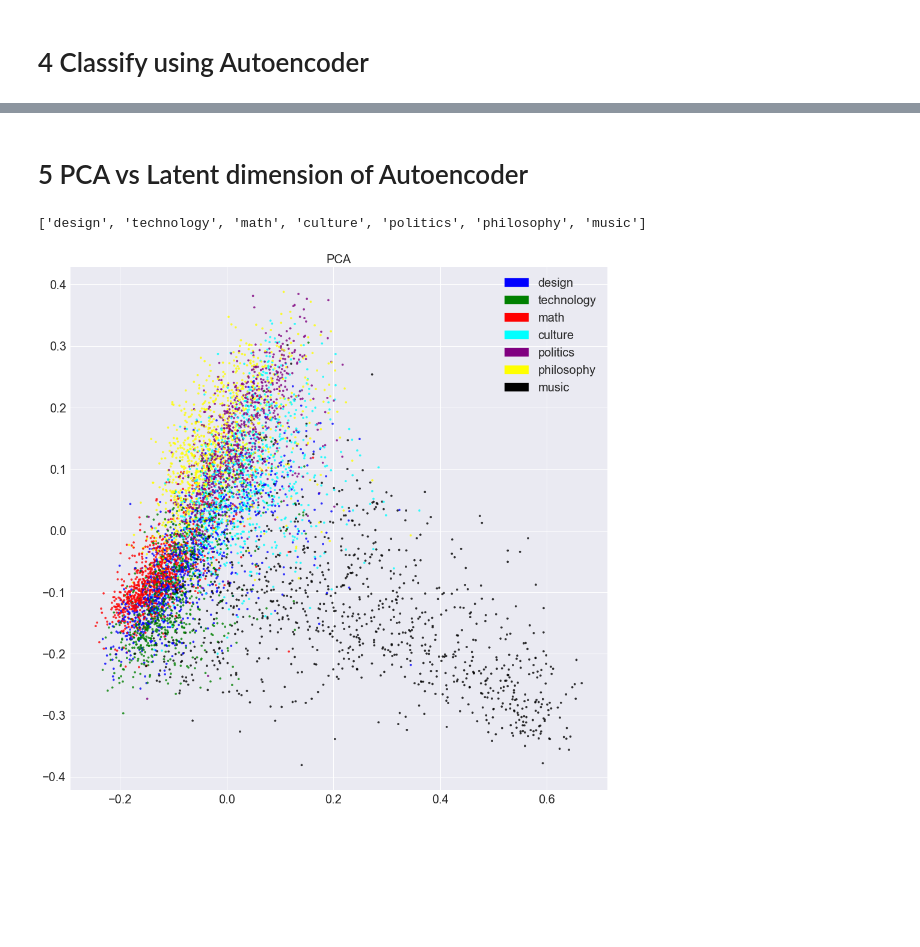
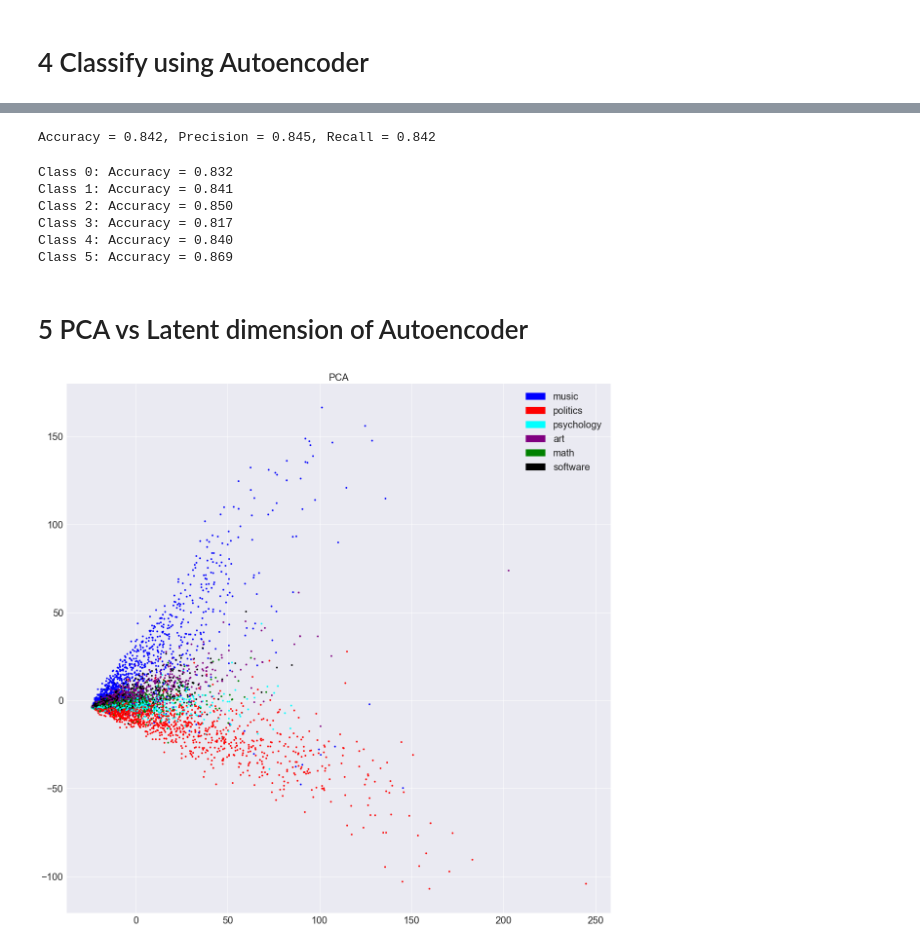
Before and after one commit to cescnghia/Autoencoder, a Jupyter notebook: Autoencoder.ipynb, the cells around one changed output, grey strips where cells are left out. Cells and saved outputs as stored; diff of their text form; code cells hidden in the pictures; blank space fills up the shorter version.

Commit message:
improve classification

```diff
--- a/Autoencoder.ipynb
+++ b/Autoencoder.ipynb
@@ -429,7 +433,7 @@ data.head()
    max_features: maximum number of features (terms) we decide for the design matrix
 """
 
-vocab_size = 2000
+vocab_size = 4000
 
 tf_vectorizer = CountVectorizer(max_features=vocab_size)
 tf = tf_vectorizer.fit_transform(data['processed_text'])
@@ -439,6 +443,6 @@ tf_feature_names = tf_vectorizer.get_feature_names()
     Create TFIDF matrix (result is a 6606 x vocab_size sparse matrix)
 """
 
-tfidf_vectorizer = TfidfVectorizer(max_features=vocab_size)
-tfidf = tfidf_vectorizer.fit_transform(data['processed_text'])
-tfidf_feature_names = tfidf_vectorizer.get_feature_names()
+#tfidf_vectorizer = TfidfVectorizer(max_features=vocab_size)
+#tfidf = tfidf_vectorizer.fit_transform(data['processed_text'])
+#tfidf_feature_names = tfidf_vectorizer.get_feature_names()
@@ -445,7 +455,7 @@ tfidf_feature_names = tfidf_vectorizer.get_feature_names()
 # %%
 tf_matrix    = tf.toarray()*1.0 #parse to float
-tfidf_matrix = tfidf.toarray()
+#tfidf_matrix = tfidf.toarray()
 
 data['TF']    = [x.reshape(1,vocab_size) for x in tf_matrix]
-data['TFIDF'] = [x.reshape(1,vocab_size) for x in tfidf_matrix]
+#data['TFIDF'] = [x.reshape(1,vocab_size) for x in tfidf_matrix]
 # %%
@@ -576,45 +612,52 @@ Epoch:  9 | train loss: 3.6081
 # %%
-X = autoencoder_classification(Variable(torch.Tensor(flatten(data['TF']))))
-y = data['label']
+X, y = data['TF'], data['y']
+
+encoded_X, decoded_X = autoencoder_classification(Variable(torch.Tensor(flatten(X))))
+y_predicted, y_test = classification(encoded_X, y)
+# %% [output]
+Accuracy = 0.842, Precision = 0.845, Recall = 0.842
+# %%
+for i in range(len(CATEGORIES)):
+    class_pred = y_predicted[np.where(y_test == i)]
+    class_true = y_test[np.where(y_test == i)]
+    precision = precision_score(class_true, class_pred, pos_label=None, average='weighted')
+    recall = recall_score(class_true, class_pred, pos_label=None, average='weighted')
+    accuracy = accuracy_score(class_true, class_pred)
+    print("Class %d: Accuracy = %.3f" % (i, accuracy))
+# %% [output]
+Class 0: Accuracy = 0.832
+Class 1: Accuracy = 0.841
+Class 2: Accuracy = 0.850
+Class 3: Accuracy = 0.817
+Class 4: Accuracy = 0.840
+Class 5: Accuracy = 0.869
 # %% [markdown]
 # 5 PCA vs Latent dimension of Autoencoder
-# %%
-classes = list(categories_chosen)
-classes
-# %% [output]
-['design', 'technology', 'math', 'culture', 'politics', 'philosophy', 'music']
 # %%
 def plot_PCA(X, y, pca):
         set_size()
-        plt.figure(figsize=(16, 16))
-        labels = [classes.index(label) for label in y]
-        colors = ['blue', 'green', 'red', 'cyan', 'purple', 'yellow','black']
+        plt.figure(figsize=(20, 20))
+
+        colors = ['blue', 'red', 'cyan', 'purple', 'green','black']
 
         if pca:
             plt.title('PCA')
             X = [x.tolist()[0] for x in X]
             pca = PCA(n_components=2)
             pca_scores = pca.fit_transform(np.array(X))
-            plt.scatter(pca_scores[:,0], pca_scores[:,1], s=11, alpha=.8, c=labels, cmap=matplotlib.colors.ListedColormap(colors))
+            plt.scatter(pca_scores[:,0], pca_scores[:,1], s=11, alpha=1, c=y, cmap=matplotlib.colors.ListedColormap(colors))
         else:
             plt.title('Latent dimension from Autoencoder')
-            plt.scatter(list(X[:,0]), list(X[:,1]), s=11, alpha=.8, c=labels, cmap=matplotlib.colors.ListedColormap(colors))
+            plt.scatter(list(X[:,0]), list(X[:,1]), s=11, alpha=.8, c=y, cmap=matplotlib.colors.ListedColormap(colors))
 
+        handles = []
+        for idx, c in enumerate(CATEGORIES):
+            handles.append(mpatches.Patch(color=colors[idx], label=c))
 
-        design_patch = mpatches.Patch(color='blue', label='design')
-        technology_patch = mpatches.Patch(color='green', label='technology')
-        math_patch = mpatches.Patch(color='red', label='math')
-        culture_patch = mpatches.Patch(color='cyan', label='culture')
-        politics_patch = mpatches.Patch(color='purple', label='politics')
-        philosophy_patch = mpatches.Patch(color='yellow', label='philosophy')
-        music_patch = mpatches.Patch(color='black', label='music')
-
-        handles=[design_patch, technology_patch, math_patch,
-                 culture_patch, politics_patch, philosophy_patch, music_patch]
         plt.legend(handles=handles, prop={'size': 20})
         plt.show()
 # %%
-plot_PCA(data['TFIDF'], data['label'], pca=True)
+plot_PCA(data['TF'], data['y'], pca=True)
 # %% [output]
-[figure, old version]
+[figure, new version]
 # %%
```
Also changed, not shown: parts of 40 cells of this notebook.
